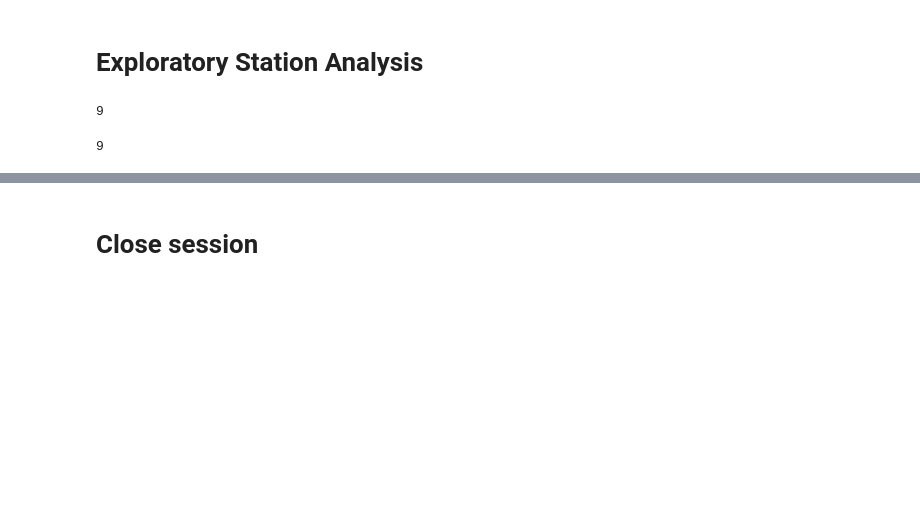
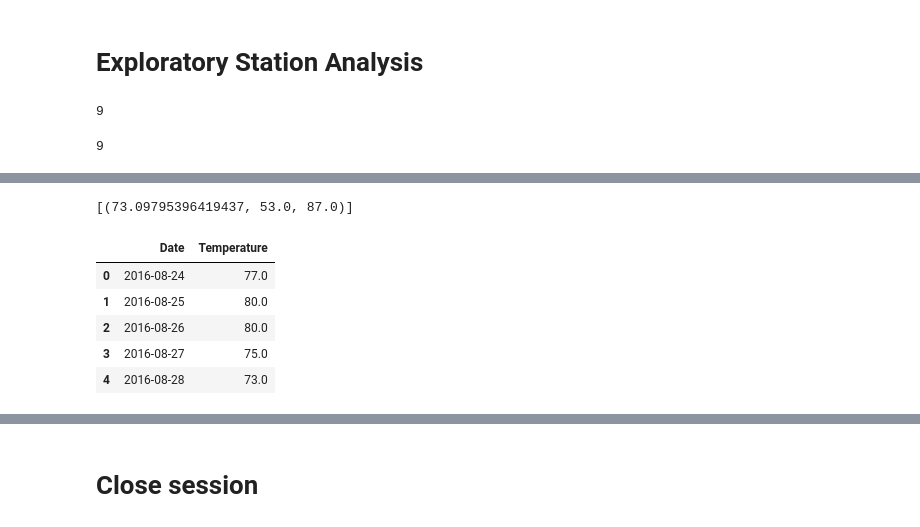
Before and after one commit to GregMaginn/sqlalchemy-challenge, a Jupyter notebook: climate_starter.ipynb, the cells around one changed output, grey strips where cells are left out. Cells and saved outputs as stored; diff of their text form; code cells hidden in the pictures; blank space fills up the shorter version.

```diff
--- a/climate_starter.ipynb
+++ b/climate_starter.ipynb
@@ -159,5 +152,29 @@ USC00516128
 # %%
 # Using the most active station id from the previous query, calculate the lowest, highest, and average temperature.
+sel = [func.avg(Measurement.tobs),
+       func.min(Measurement.tobs),
+       func.max(Measurement.tobs),
+      ]
+most_pop_info = session.query(*sel).filter(Measurement.tobs).all()
+most_pop_info
+# %% [output]
+[(73.09795396419437, 53.0, 87.0)]
 # %%
 # Using the most active station id
 # Query the last 12 months of temperature observation data for this station and plot the results as a histogram
+last_year_tobs = session.query(Measurement.date, Measurement.tobs).filter(
+    Measurement.date > '2016-08-23').filter(
+    Measurement.tobs != 'None').filter(
+    Measurement.station == 'USC00519281').order_by(
+    Measurement.date).all()
+
+last_year_tobs
+
+tobs_df = pd.DataFrame(last_year_tobs, columns= ['Date', 'Temperature'])
+# %% [output]
+|  | Date | Temperature |
+| 0 | 2016-08-24 | 77.0 |
+| 1 | 2016-08-25 | 80.0 |
+| 2 | 2016-08-26 | 80.0 |
+| 3 | 2016-08-27 | 75.0 |
+| 4 | 2016-08-28 | 73.0 |
```
Also changed, not shown: parts of 4 cells of this notebook.
